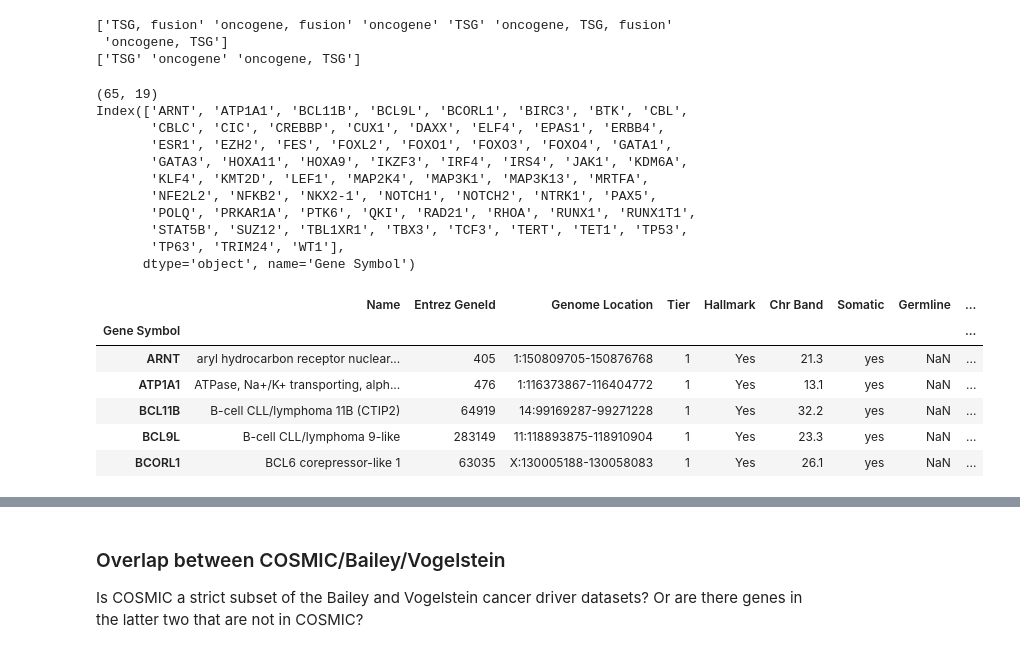
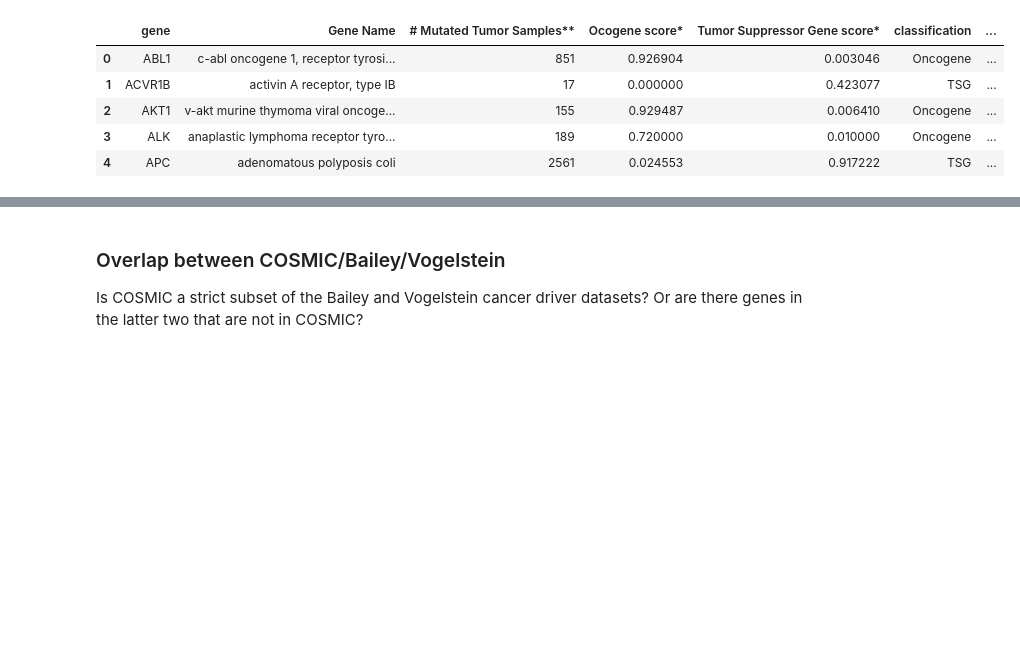
Before and after one commit to greenelab/mpmp, a Jupyter notebook: 01_explore_data/explore_cosmic_gene_set.ipynb, the cells around one changed output, grey strips where cells are left out. Saved outputs shown, nothing was run; the diff lists cells and outputs as text; code cells hidden in the pictures; blank space fills up the shorter version.

```diff
--- a/01_explore_data/explore_cosmic_gene_set.ipynb
+++ b/01_explore_data/explore_cosmic_gene_set.ipynb
@@ -55,36 +15,11 @@ So, here, we will:
-# %%
-print(cosmic_df['Role in Cancer'].unique())
-
-# if a gene is annotated as an oncogene/TSG and a fusion gene, just
-# get rid of the fusion component
-cosmic_df['Role in Cancer'] = cosmic_df['Role in Cancer'].str.replace(', fusion', '')
-print(cosmic_df['Role in Cancer'].unique())
-# %% [output]
-['TSG, fusion' 'oncogene, fusion' 'oncogene' 'TSG' 'oncogene, TSG, fusion'
- 'oncogene, TSG']
-['TSG' 'oncogene' 'oncogene, TSG']
-# %%
-# how to resolve genes annotated as both oncogene and TSG?
-cosmic_dual_df = cosmic_df[cosmic_df['Role in Cancer'] == 'oncogene, TSG']
-print(cosmic_dual_df.shape)
-print(cosmic_dual_df.index)
-cosmic_dual_df.head()
-# %% [output]
-(65, 19)
-Index(['ARNT', 'ATP1A1', 'BCL11B', 'BCL9L', 'BCORL1', 'BIRC3', 'BTK', 'CBL',
-       'CBLC', 'CIC', 'CREBBP', 'CUX1', 'DAXX', 'ELF4', 'EPAS1', 'ERBB4',
-       'ESR1', 'EZH2', 'FES', 'FOXL2', 'FOXO1', 'FOXO3', 'FOXO4', 'GATA1',
-       'GATA3', 'HOXA11', 'HOXA9', 'IKZF3', 'IRF4', 'IRS4', 'JAK1', 'KDM6A',
-       'KLF4', 'KMT2D', 'LEF1', 'MAP2K4', 'MAP3K1', 'MAP3K13', 'MRTFA',
-       'NFE2L2', 'NFKB2', 'NKX2-1', 'NOTCH1', 'NOTCH2', 'NTRK1', 'PAX5',
-       'POLQ', 'PRKAR1A', 'PTK6', 'QKI', 'RAD21', 'RHOA', 'RUNX1', 'RUNX1T1',
-       'STAT5B', 'SUZ12', 'TBL1XR1', 'TBX3', 'TCF3', 'TERT', 'TET1', 'TP53',
-       'TP63', 'TRIM24', 'WT1'],
-      dtype='object', name='Gene Symbol')
-|  | Name | Entrez GeneId | Genome Location | Tier | Hallmark | Chr Band | Somatic | Germline | ... |
-| Gene Symbol |  |  |  |  |  |  |  |  | ... |
-| ARNT | aryl hydrocarbon receptor nuclear... | 405 | 1:150809705-150876768 | 1 | Yes | 21.3 | yes | NaN | ... |
-| ATP1A1 | ATPase, Na+/K+ transporting, alph... | 476 | 1:116373867-116404772 | 1 | Yes | 13.1 | yes | NaN | ... |
-| BCL11B | B-cell CLL/lymphoma 11B (CTIP2) | 64919 | 14:99169287-99271228 | 1 | Yes | 32.2 | yes | NaN | ... |
-| BCL9L | B-cell CLL/lymphoma 9-like | 283149 | 11:118893875-118910904 | 1 | Yes | 23.3 | yes | NaN | ... |
-| BCORL1 | BCL6 corepressor-like 1 | 63035 | X:130005188-130058083 | 1 | Yes | 26.1 | yes | NaN | ... |
+# %%
+# load datasets
+vogelstein_df = du.load_vogelstein()
+vogelstein_df.head()
+# %% [output]
+|  | gene | Gene Name | # Mutated Tumor Samples** | Ocogene score* | Tumor Suppressor Gene score* | classification | ... |
+| 0 | ABL1 | c-abl oncogene 1, receptor tyrosi... | 851 | 0.926904 | 0.003046 | Oncogene | ... |
+| 1 | ACVR1B | activin A receptor, type IB | 17 | 0.000000 | 0.423077 | TSG | ... |
+| 2 | AKT1 | v-akt murine thymoma viral oncoge... | 155 | 0.929487 | 0.006410 | Oncogene | ... |
+| 3 | ALK | anaplastic lymphoma receptor tyro... | 189 | 0.720000 | 0.010000 | Oncogene | ... |
+| 4 | APC | adenomatous polyposis coli | 2561 | 0.024553 | 0.917222 | TSG | ... |
```
Also changed, not shown: parts of 18 cells of this notebook, 3 other files.
